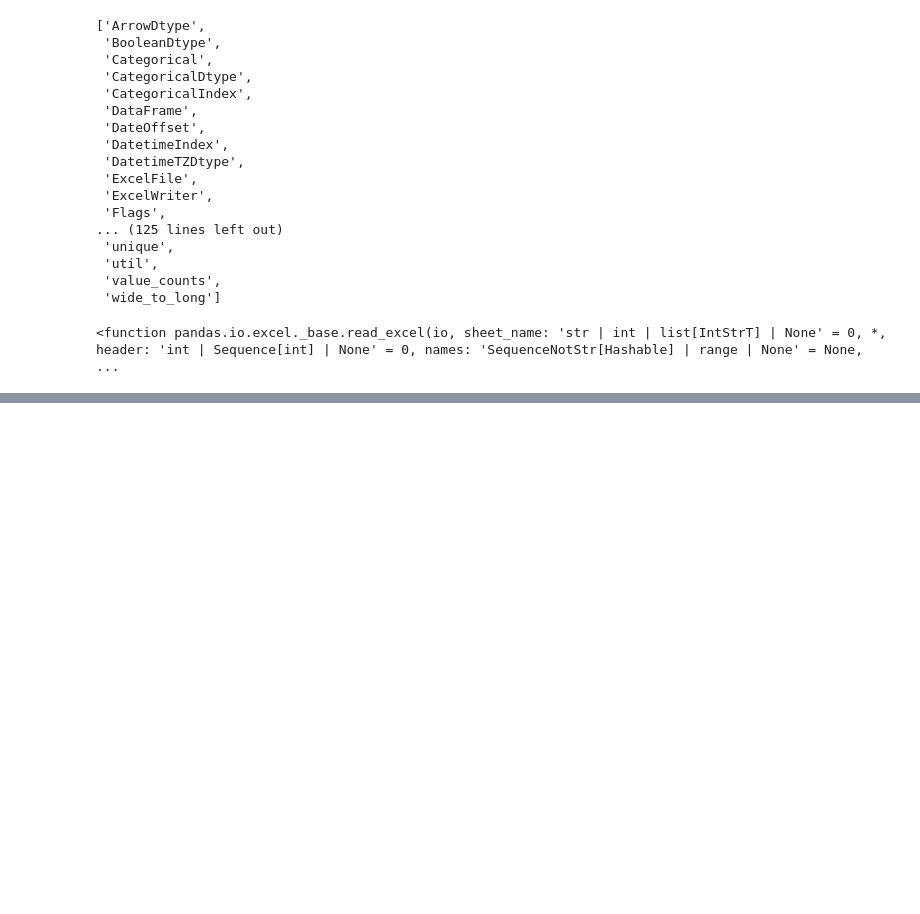
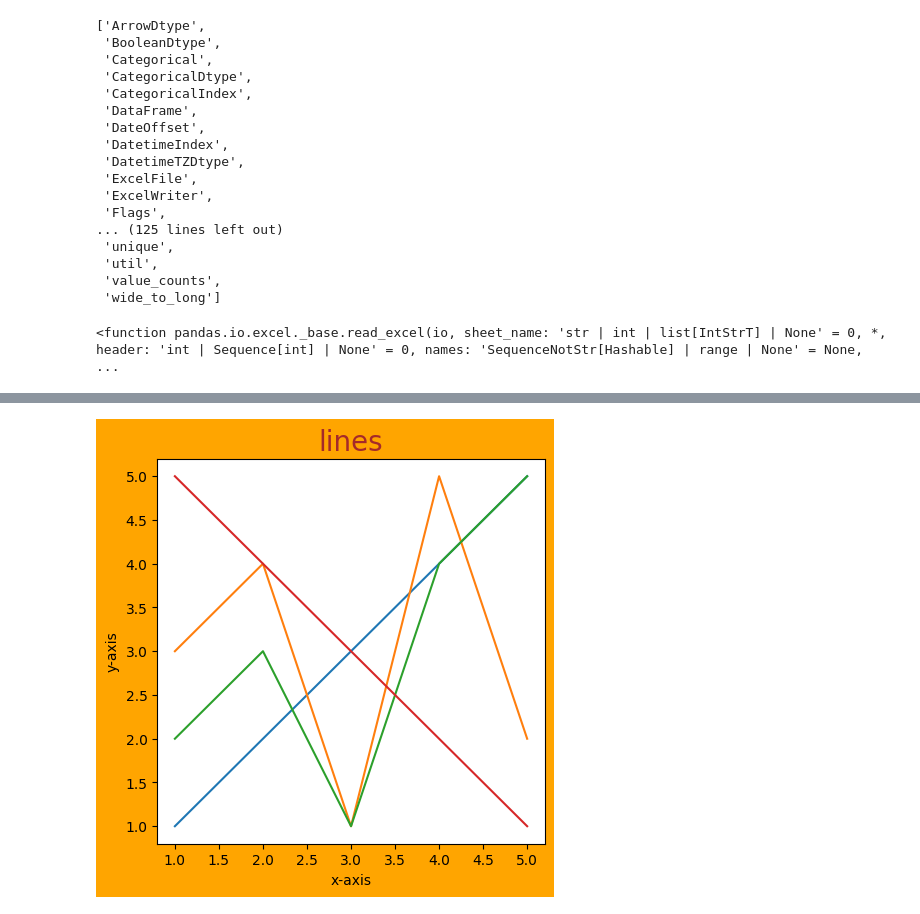
Before and after one commit to padmaganga/my-first-code, a Jupyter notebook: python_code_start_.ipynb, the cells around one changed output, grey strips where cells are left out. Drawn from its saved outputs; the diff is of its cells as text; code cells hidden in the pictures; blank space fills up the shorter version.

```diff
--- a/python_code_start_.ipynb
+++ b/python_code_start_.ipynb
@@ -238,0 +424,17 @@ uploaded
+# %%
+x=(1,2,3,4,5)
+y=(1,2,3,4,5)
+z=(3,4,1,5,2)
+a=(2,3,1,4,5)
+b=(5,4,3,2,1)
+plp.figure(figsize=(5,5),facecolor="orange")
+plp.plot(x,y)
+plp.plot(x,z)
+plp.plot(x,a)
+plp.plot(x,b)
+plp.title("lines",color= "brown",fontsize="20")
+plp.xlabel("x-axis")
+plp.ylabel("y-axis")
+plp.show()
+# %% [output]
+[figure, added]
```
Also changed, not shown: parts of 21 cells of this notebook.
